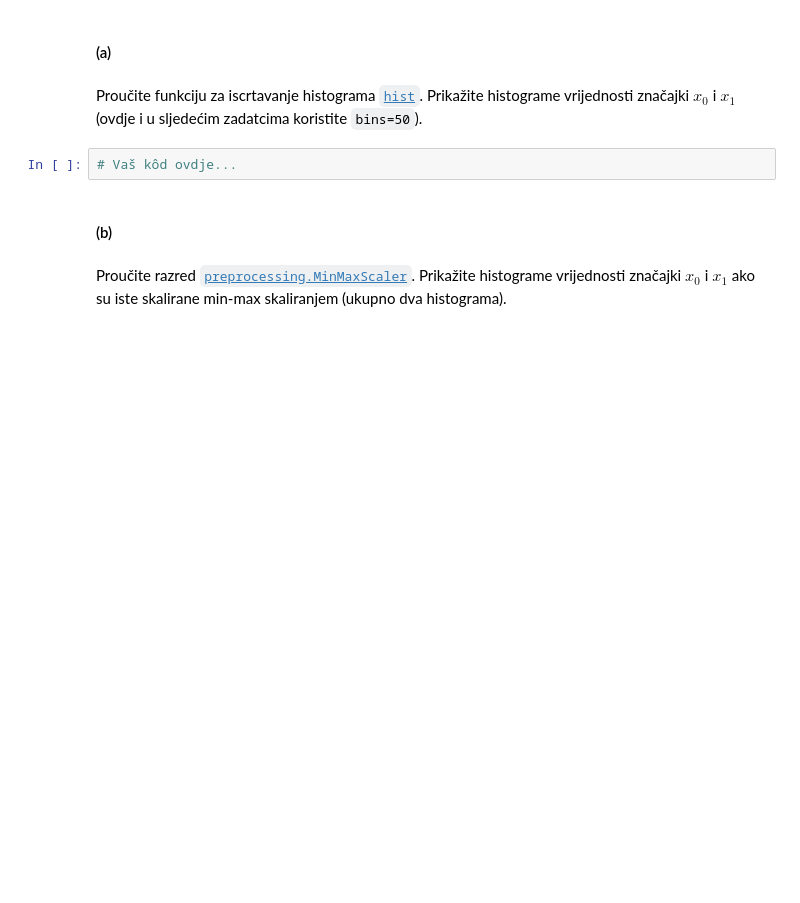
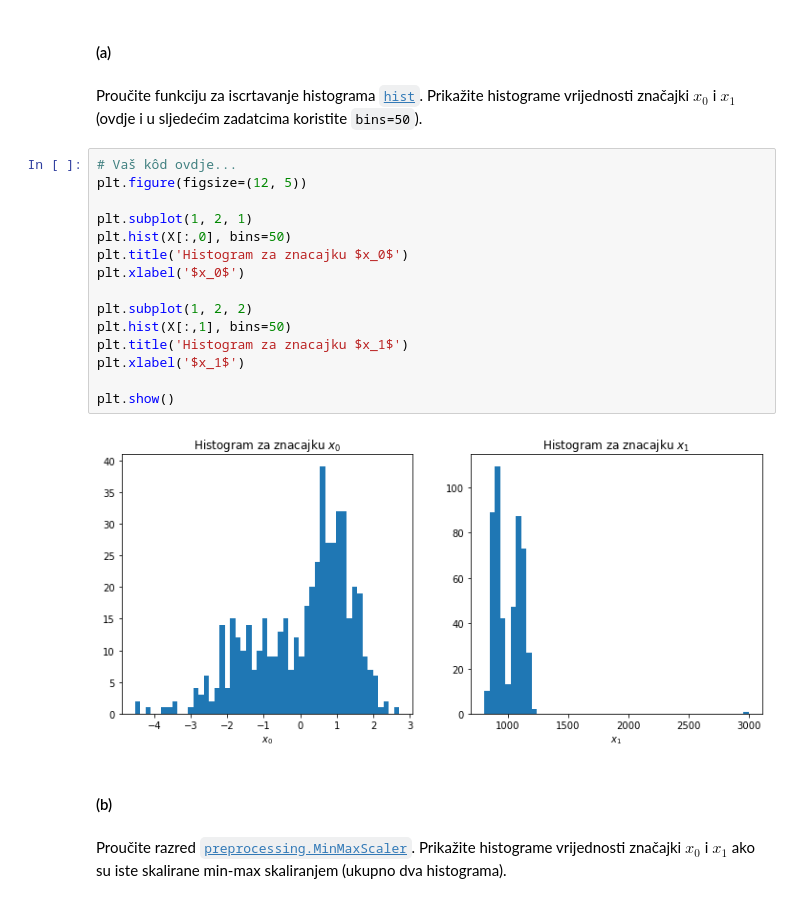
Before and after one commit to dbrcina/SU-FER-2020-21, a Jupyter notebook: SU-2020-LAB03-0036506587.ipynb, the cells around one changed output. Cells and saved outputs as stored; diff of their text form; blank space fills up the shorter version.

```diff
--- a/SU-2020-LAB03-0036506587.ipynb
+++ b/SU-2020-LAB03-0036506587.ipynb
@@ -358,8 +358,23 @@ plot_2d_svc_problem(X, y)
 #### (a)
 # %% [markdown]
 Proučite funkciju za iscrtavanje histograma [`hist`](http://matplotlib.org/api/pyplot_api.html#matplotlib.pyplot.hist). Prikažite histograme vrijednosti značajki $x_0$ i $x_1$ (ovdje i u sljedećim zadatcima koristite `bins=50`).
-# %%
-# Vaš kôd ovdje...
+# %%
+# Vaš kôd ovdje...
+plt.figure(figsize=(12, 5))
+
+plt.subplot(1, 2, 1)
+plt.hist(X[:,0], bins=50)
+plt.title('Histogram za znacajku $x_0$')
+plt.xlabel('$x_0$')
+
+plt.subplot(1, 2, 2)
+plt.hist(X[:,1], bins=50)
+plt.title('Histogram za znacajku $x_1$')
+plt.xlabel('$x_1$')
+
+plt.show()
+# %% [output]
+[figure, added]
 # %% [markdown]
 #### (b)
 # %% [markdown]
```
Also changed, not shown: parts of 12 cells of this notebook.
